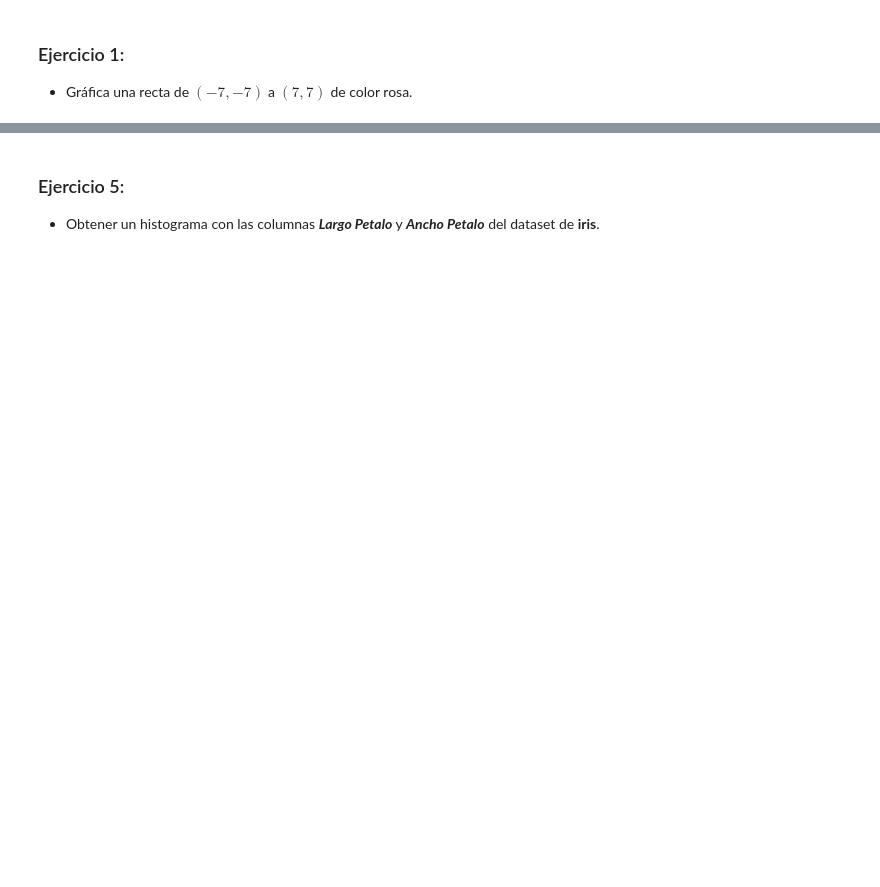
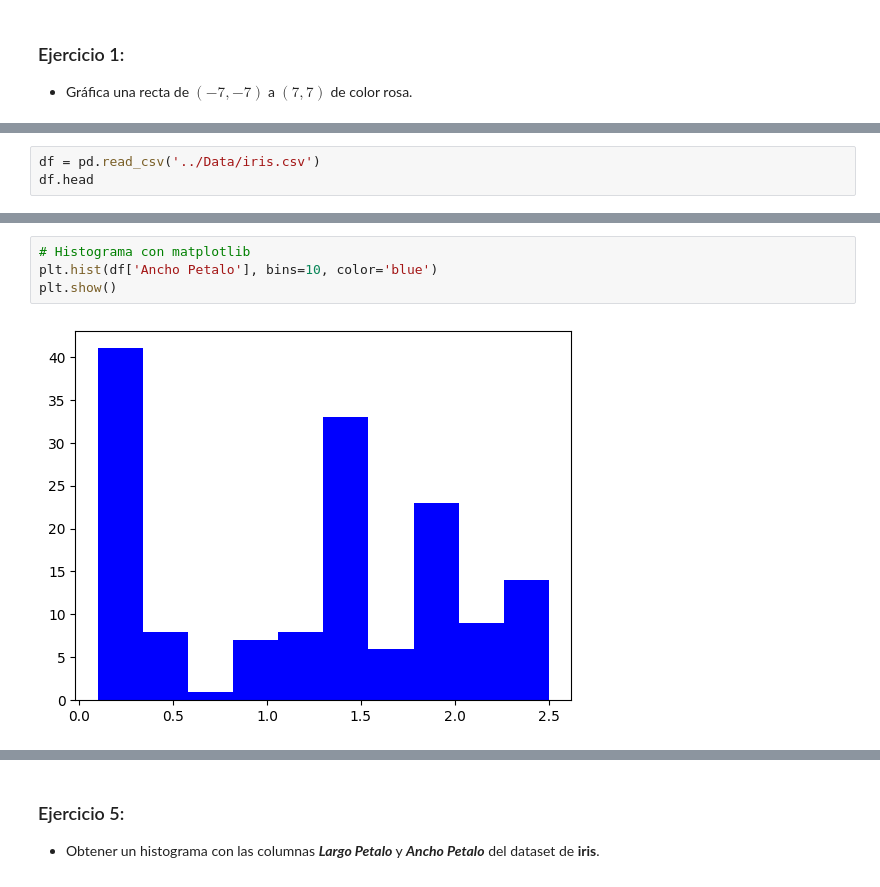
Before and after one commit to mplazap/Bootcamp_ejercicios, a Jupyter notebook: Tema 3 - Data Science/07.- Matplotlib/07.matplotlib_ejercicios.ipynb, the cells around one changed output, grey strips where cells are left out. Cells and saved outputs as stored; diff of their text form; blank space fills up the shorter version.

```diff
--- a/Tema 3 - Data Science/07.- Matplotlib/07.matplotlib_ejercicios.ipynb
+++ b/Tema 3 - Data Science/07.- Matplotlib/07.matplotlib_ejercicios.ipynb
@@ -35,3 +39,6 @@ print(f"matplotlib=={matplotlib.__version__}")
 <div align="center">
    <img src="attachment:86f9fa94-2d2e-44ce-a8ee-1ae258d0a364.jpg" width="600">
 </div>
+# %%
+df = pd.read_csv('../Data/iris.csv')
+df.head
@@ -37,0 +60,6 @@ print(f"matplotlib=={matplotlib.__version__}")
+# %%
+# Histograma con matplotlib
+plt.hist(df['Ancho Petalo'], bins=10, color='blue')
+plt.show()
+# %% [output]
+[figure, added]
```
Also changed, not shown: parts of 14 cells of this notebook.
